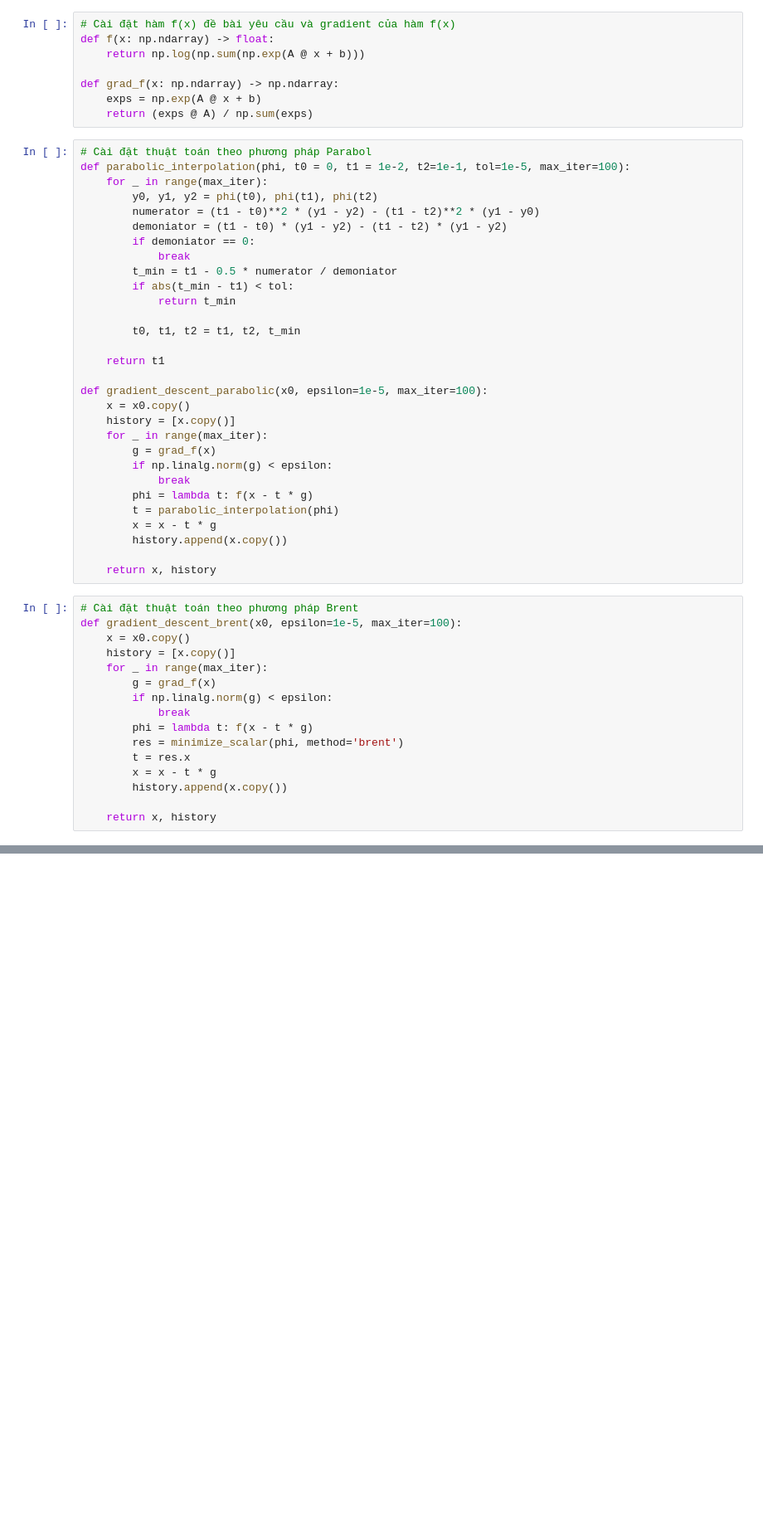
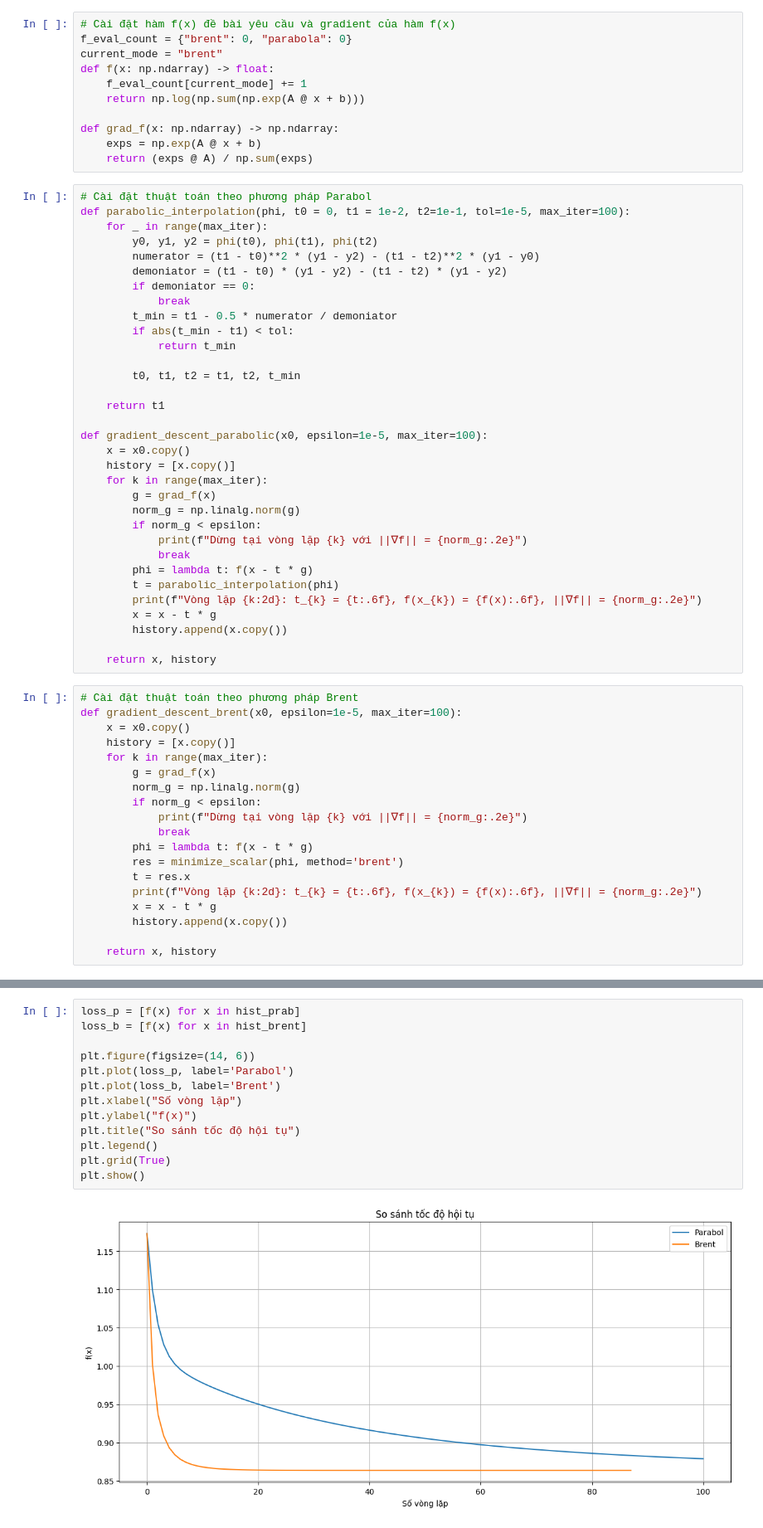
Before and after one commit to AkiraTomori/Gradient-and-Brent, a Jupyter notebook: 23127379.ipynb, the cells around one changed output, grey strips where cells are left out. Shown: that part at 83% size. Drawn from its saved outputs; the diff is of its cells as text; blank space fills up the shorter version.

```diff
--- a/23127379.ipynb
+++ b/23127379.ipynb
@@ -11,6 +14,9 @@ b = np.array([0.1, 0.2, -0.1])
 # %%
 # Cài đặt hàm f(x) đề bài yêu cầu và gradient của hàm f(x)
+f_eval_count = {"brent": 0, "parabola": 0}
+current_mode = "brent"
 def f(x: np.ndarray) -> float:
+    f_eval_count[current_mode] += 1
     return np.log(np.sum(np.exp(A @ x + b)))
 
 def grad_f(x: np.ndarray) -> np.ndarray:
@@ -36,12 +42,15 @@ def parabolic_interpolation(phi, t0 = 0, t1 = 1e-2, t2=1e-1, tol=1e-5, max_iter=
 def gradient_descent_parabolic(x0, epsilon=1e-5, max_iter=100):
     x = x0.copy()
     history = [x.copy()]
-    for _ in range(max_iter):
+    for k in range(max_iter):
         g = grad_f(x)
-        if np.linalg.norm(g) < epsilon:
+        norm_g = np.linalg.norm(g)
+        if norm_g < epsilon:
+            print(f"Dừng tại vòng lặp {k} với ||∇f|| = {norm_g:.2e}")
             break
         phi = lambda t: f(x - t * g)
         t = parabolic_interpolation(phi)
+        print(f"Vòng lặp {k:2d}: t_{k} = {t:.6f}, f(x_{k}) = {f(x):.6f}, ||∇f|| = {norm_g:.2e}")
         x = x - t * g
         history.append(x.copy())
 
@@ -51,13 +60,16 @@ def gradient_descent_parabolic(x0, epsilon=1e-5, max_iter=100):
 def gradient_descent_brent(x0, epsilon=1e-5, max_iter=100):
     x = x0.copy()
     history = [x.copy()]
-    for _ in range(max_iter):
+    for k in range(max_iter):
         g = grad_f(x)
-        if np.linalg.norm(g) < epsilon:
+        norm_g = np.linalg.norm(g)
+        if norm_g < epsilon:
+            print(f"Dừng tại vòng lặp {k} với ||∇f|| = {norm_g:.2e}")
             break
         phi = lambda t: f(x - t * g)
         res = minimize_scalar(phi, method='brent')
         t = res.x
+        print(f"Vòng lặp {k:2d}: t_{k} = {t:.6f}, f(x_{k}) = {f(x):.6f}, ||∇f|| = {norm_g:.2e}")
         x = x - t * g
         history.append(x.copy())
 
@@ -75,0 +123,15 @@ Nghiệm gần đúng theo phương pháp Brent: [-1.09048829 -0.48931366]. Số
+# %%
+loss_p = [f(x) for x in hist_prab]
+loss_b = [f(x) for x in hist_brent]
+
+plt.figure(figsize=(14, 6))
+plt.plot(loss_p, label='Parabol')
+plt.plot(loss_b, label='Brent')
+plt.xlabel("Số vòng lặp")
+plt.ylabel("f(x)")
+plt.title("So sánh tốc độ hội tụ")
+plt.legend()
+plt.grid(True)
+plt.show()
+# %% [output]
+[figure, added]
```
Also changed, not shown: parts of 4 cells of this notebook.
